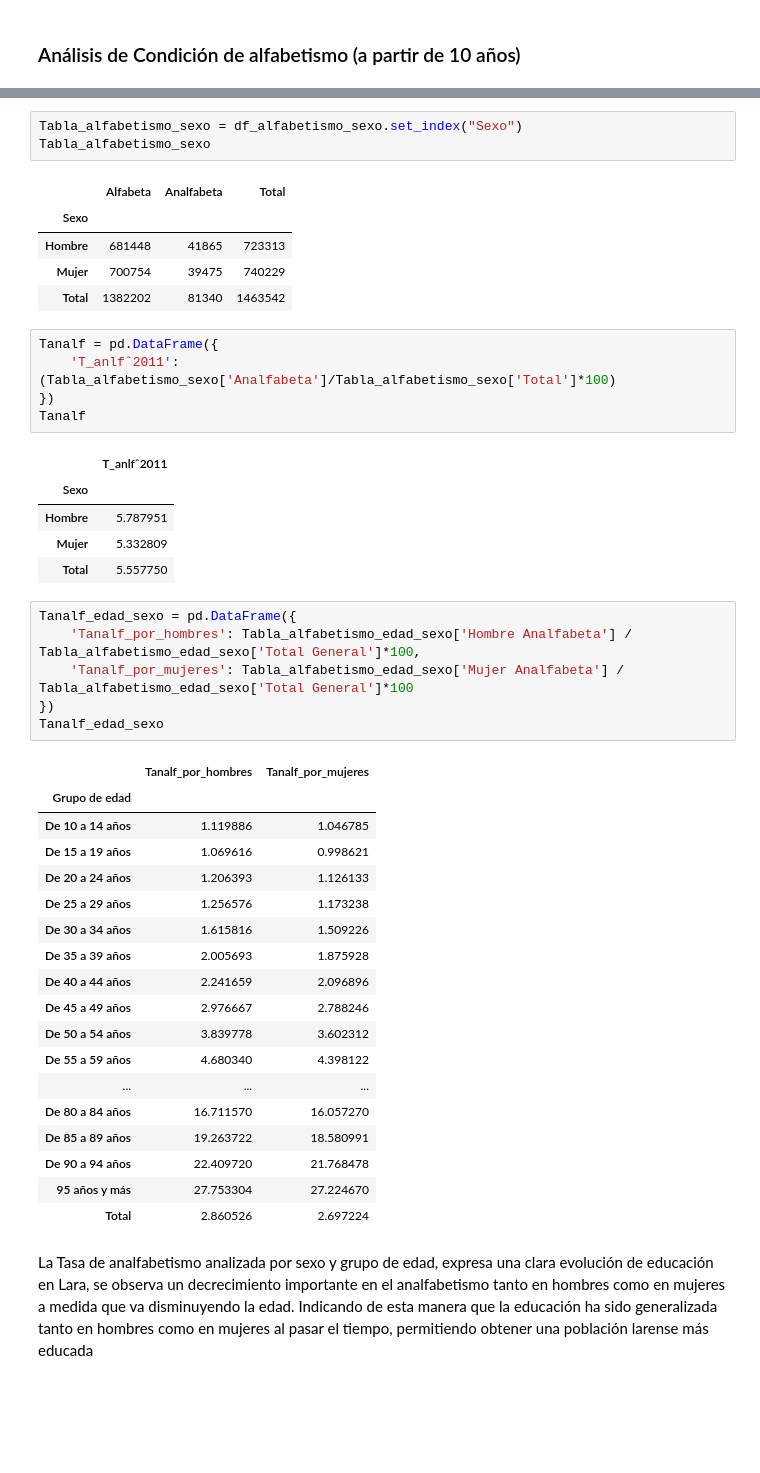
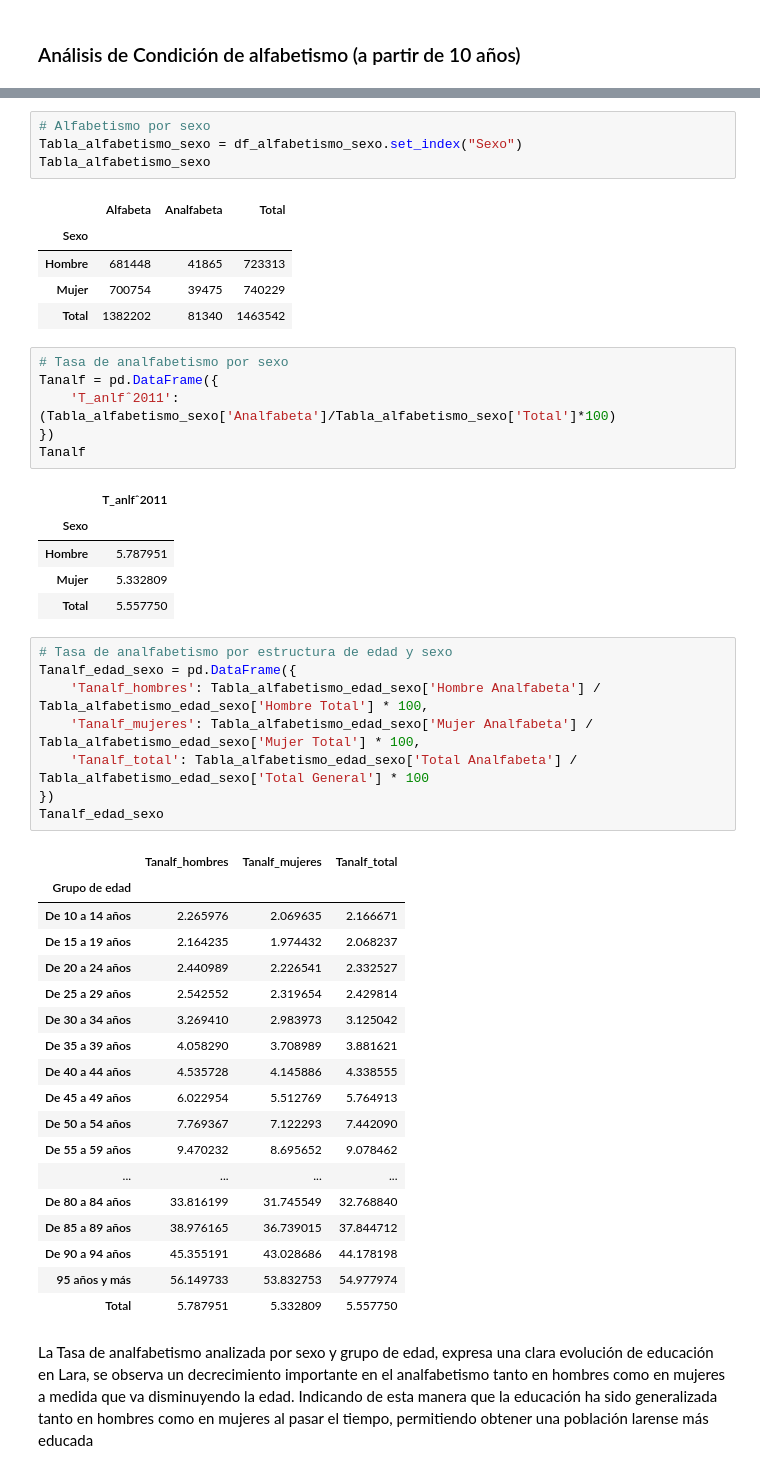
Before and after one commit to Giorferp/Analisis_demografico_del_estado_Lara_VEN, a Jupyter notebook: Análisis_Demográfico_del_Estado_Lara.ipynb, the cells around one changed output, grey strips where cells are left out. Saved outputs shown, nothing was run; the diff lists cells and outputs as text; blank space fills up the shorter version.

Commit message:
Cambios en db - Agragando datos faltantes de archivos .xlsx y .xls / Cambio de funciones a consultas de SQL /  Corrección en la tasa de alfabetismo

```diff
--- a/Análisis_Demográfico_del_Estado_Lara.ipynb
+++ b/Análisis_Demográfico_del_Estado_Lara.ipynb
@@ -232,6 +345,7 @@ Tabla_alfabetismo_edad_sexo
 | 95 años y más | 246 | 315 | 561 | 265 | 309 | 574 | ... |
 | Total | 681448 | 41865 | 723313 | 700754 | 39475 | 740229 | ... |
 # %%
+# Alfabetismo por sexo
 Tabla_alfabetismo_sexo = df_alfabetismo_sexo.set_index("Sexo")
 Tabla_alfabetismo_sexo
 # %% [output]
@@ -241,6 +355,7 @@ Tabla_alfabetismo_sexo
 | Mujer | 700754 | 39475 | 740229 |
 | Total | 1382202 | 81340 | 1463542 |
 # %%
+# Tasa de analfabetismo por sexo
 Tanalf = pd.DataFrame({
     'T_anlfˆ2011': (Tabla_alfabetismo_sexo['Analfabeta']/Tabla_alfabetismo_sexo['Total']*100)
 })
@@ -252,30 +367,32 @@ Tanalf
 | Mujer | 5.332809 |
 | Total | 5.557750 |
 # %%
+# Tasa de analfabetismo por estructura de edad y sexo
 Tanalf_edad_sexo = pd.DataFrame({
-    'Tanalf_por_hombres': Tabla_alfabetismo_edad_sexo['Hombre Analfabeta'] / Tabla_alfabetismo_edad_sexo['Total General']*100,
-    'Tanalf_por_mujeres': Tabla_alfabetismo_edad_sexo['Mujer Analfabeta'] / Tabla_alfabetismo_edad_sexo['Total General']*100
+    'Tanalf_hombres': Tabla_alfabetismo_edad_sexo['Hombre Analfabeta'] / Tabla_alfabetismo_edad_sexo['Hombre Total'] * 100,
+    'Tanalf_mujeres': Tabla_alfabetismo_edad_sexo['Mujer Analfabeta'] / Tabla_alfabetismo_edad_sexo['Mujer Total'] * 100,
+    'Tanalf_total': Tabla_alfabetismo_edad_sexo['Total Analfabeta'] / Tabla_alfabetismo_edad_sexo['Total General'] * 100
 })
 Tanalf_edad_sexo
 # %% [output]
-|  | Tanalf_por_hombres | Tanalf_por_mujeres |
-| Grupo de edad |  |  |
-| De 10 a 14 años | 1.119886 | 1.046785 |
-| De 15 a 19 años | 1.069616 | 0.998621 |
-| De 20 a 24 años | 1.206393 | 1.126133 |
-| De 25 a 29 años | 1.256576 | 1.173238 |
-| De 30 a 34 años | 1.615816 | 1.509226 |
-| De 35 a 39 años | 2.005693 | 1.875928 |
-| De 40 a 44 años | 2.241659 | 2.096896 |
-| De 45 a 49 años | 2.976667 | 2.788246 |
-| De 50 a 54 años | 3.839778 | 3.602312 |
-| De 55 a 59 años | 4.680340 | 4.398122 |
-| ... | ... | ... |
-| De 80 a 84 años | 16.711570 | 16.057270 |
-| De 85 a 89 años | 19.263722 | 18.580991 |
-| De 90 a 94 años | 22.409720 | 21.768478 |
-| 95 años y más | 27.753304 | 27.224670 |
-| Total | 2.860526 | 2.697224 |
+|  | Tanalf_hombres | Tanalf_mujeres | Tanalf_total |
+| Grupo de edad |  |  |  |
+| De 10 a 14 años | 2.265976 | 2.069635 | 2.166671 |
+| De 15 a 19 años | 2.164235 | 1.974432 | 2.068237 |
+| De 20 a 24 años | 2.440989 | 2.226541 | 2.332527 |
+| De 25 a 29 años | 2.542552 | 2.319654 | 2.429814 |
+| De 30 a 34 años | 3.269410 | 2.983973 | 3.125042 |
+| De 35 a 39 años | 4.058290 | 3.708989 | 3.881621 |
+| De 40 a 44 años | 4.535728 | 4.145886 | 4.338555 |
+| De 45 a 49 años | 6.022954 | 5.512769 | 5.764913 |
+| De 50 a 54 años | 7.769367 | 7.122293 | 7.442090 |
+| De 55 a 59 años | 9.470232 | 8.695652 | 9.078462 |
+| ... | ... | ... | ... |
+| De 80 a 84 años | 33.816199 | 31.745549 | 32.768840 |
+| De 85 a 89 años | 38.976165 | 36.739015 | 37.844712 |
+| De 90 a 94 años | 45.355191 | 43.028686 | 44.178198 |
+| 95 años y más | 56.149733 | 53.832753 | 54.977974 |
+| Total | 5.787951 | 5.332809 | 5.557750 |
 # %% [markdown]
 La Tasa de analfabetismo analizada por sexo y grupo de edad, expresa una clara evolución de educación en Lara, se observa un decrecimiento importante en el analfabetismo tanto en hombres como en mujeres a medida que va disminuyendo la edad. Indicando de esta manera que la educación ha sido generalizada tanto en hombres como en mujeres al pasar el tiempo, permitiendo obtener una población larense más educada
 # %% [markdown]
```
Also changed, not shown: parts of 14 cells of this notebook, 2 other files.
